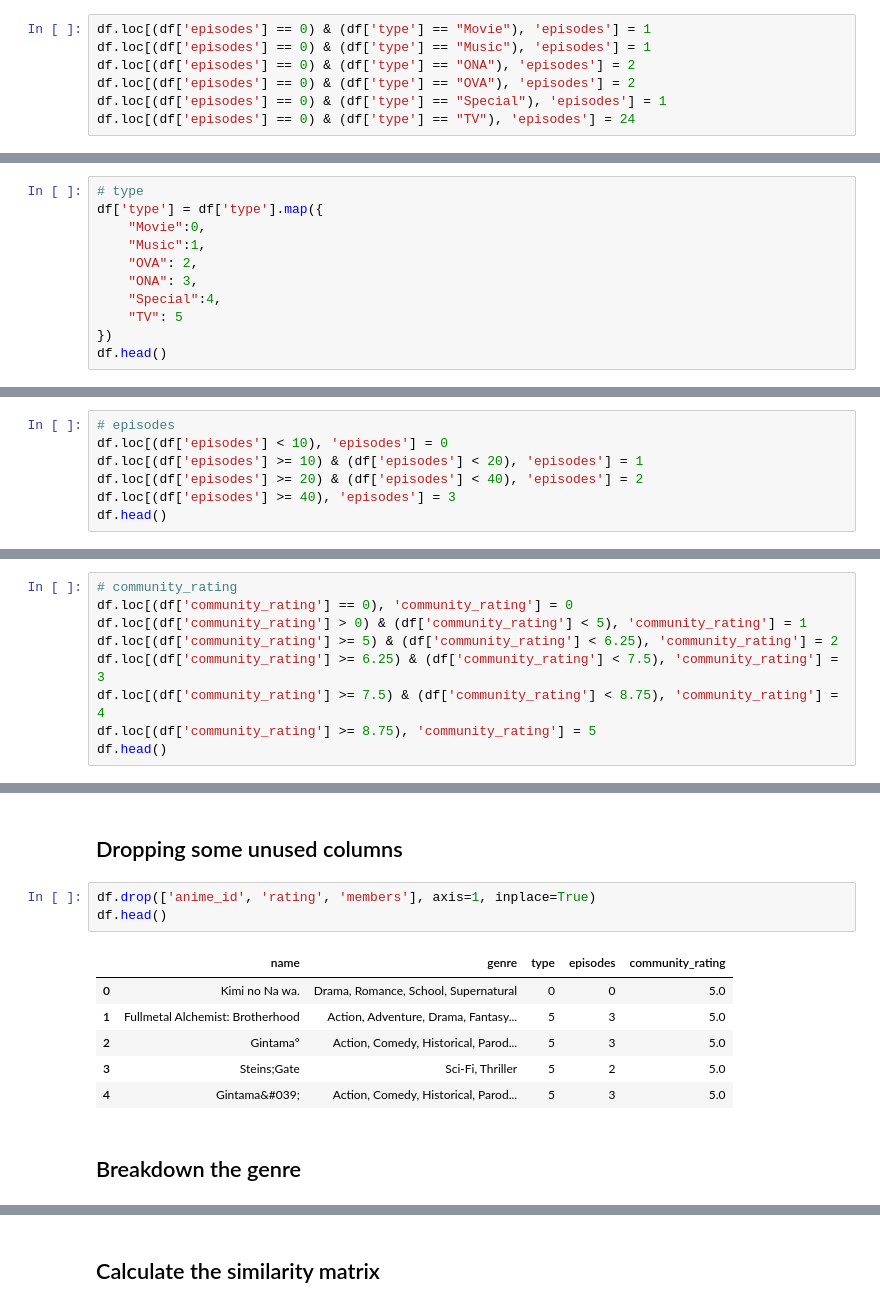
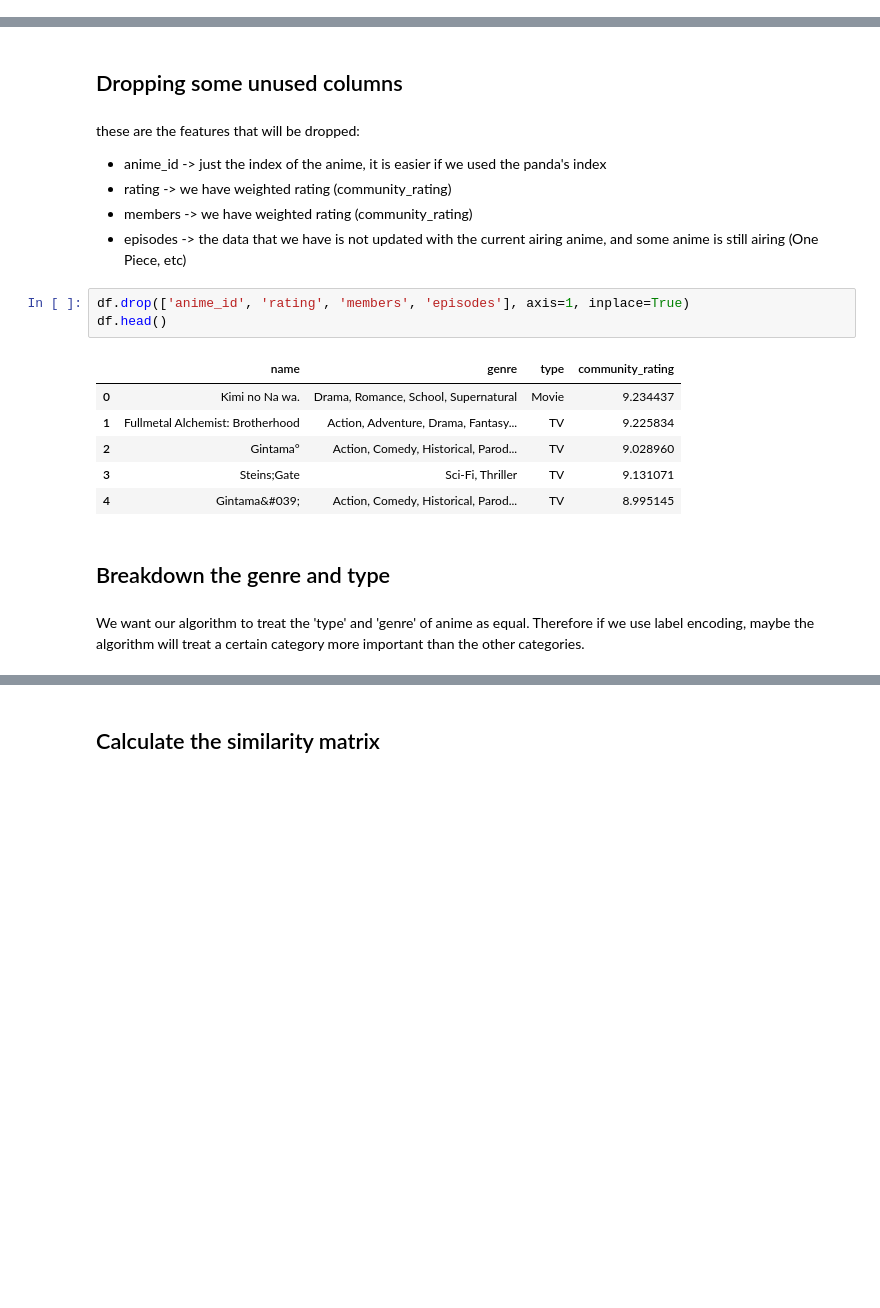
Before and after one commit to varian97/Anime-Recommender-System, a Jupyter notebook: Content Based Recommender.ipynb, the cells around one changed output, grey strips where cells are left out. Drawn from its saved outputs; the diff is of its cells as text; blank space fills up the shorter version.

```diff
--- a/Content Based Recommender.ipynb
+++ b/Content Based Recommender.ipynb
@@ -172,7 +147,0 @@ Name: episodes, dtype: int64
-# %%
-df.loc[(df['episodes'] == 0) & (df['type'] == "Movie"), 'episodes'] = 1
-df.loc[(df['episodes'] == 0) & (df['type'] == "Music"), 'episodes'] = 1
-df.loc[(df['episodes'] == 0) & (df['type'] == "ONA"), 'episodes'] = 2
-df.loc[(df['episodes'] == 0) & (df['type'] == "OVA"), 'episodes'] = 2
-df.loc[(df['episodes'] == 0) & (df['type'] == "Special"), 'episodes'] = 1
-df.loc[(df['episodes'] == 0) & (df['type'] == "TV"), 'episodes'] = 24
@@ -264,11 +231,0 @@ df.head()
-# %%
-# type
-df['type'] = df['type'].map({
-    "Movie":0,
-    "Music":1,
-    "OVA": 2,
-    "ONA": 3,
-    "Special":4,
-    "TV": 5
-})
-df.head()
@@ -282,7 +231,0 @@ df.head()
-# %%
-# episodes
-df.loc[(df['episodes'] < 10), 'episodes'] = 0
-df.loc[(df['episodes'] >= 10) & (df['episodes'] < 20), 'episodes'] = 1
-df.loc[(df['episodes'] >= 20) & (df['episodes'] < 40), 'episodes'] = 2
-df.loc[(df['episodes'] >= 40), 'episodes'] = 3
-df.head()
@@ -296,9 +231,0 @@ df.head()
-# %%
-# community_rating
-df.loc[(df['community_rating'] == 0), 'community_rating'] = 0
-df.loc[(df['community_rating'] > 0) & (df['community_rating'] < 5), 'community_rating'] = 1
-df.loc[(df['community_rating'] >= 5) & (df['community_rating'] < 6.25), 'community_rating'] = 2
-df.loc[(df['community_rating'] >= 6.25) & (df['community_rating'] < 7.5), 'community_rating'] = 3
-df.loc[(df['community_rating'] >= 7.5) & (df['community_rating'] < 8.75), 'community_rating'] = 4
-df.loc[(df['community_rating'] >= 8.75), 'community_rating'] = 5
-df.head()
@@ -312,15 +232,23 @@ df.head()
 # %% [markdown]
 ## Dropping some unused columns
+# %% [markdown]
+these are the features that will be dropped:
+* anime_id -> just the index of the anime, it is easier if we used the panda's index
+* rating -> we have weighted rating (community_rating)
+* members -> we have weighted rating (community_rating)
+* episodes -> the data that we have is not updated with the current airing anime, and some anime is still airing (One Piece, etc)
 # %%
-df.drop(['anime_id', 'rating', 'members'], axis=1, inplace=True)
+df.drop(['anime_id', 'rating', 'members', 'episodes'], axis=1, inplace=True)
 df.head()
 # %% [output]
-|  | name | genre | type | episodes | community_rating |
-| 0 | Kimi no Na wa. | Drama, Romance, School, Supernatural | 0 | 0 | 5.0 |
-| 1 | Fullmetal Alchemist: Brotherhood | Action, Adventure, Drama, Fantasy... | 5 | 3 | 5.0 |
-| 2 | Gintama° | Action, Comedy, Historical, Parod... | 5 | 3 | 5.0 |
-| 3 | Steins;Gate | Sci-Fi, Thriller | 5 | 2 | 5.0 |
-| 4 | Gintama&#039; | Action, Comedy, Historical, Parod... | 5 | 3 | 5.0 |
+|  | name | genre | type | community_rating |
+| 0 | Kimi no Na wa. | Drama, Romance, School, Supernatural | Movie | 9.234437 |
+| 1 | Fullmetal Alchemist: Brotherhood | Action, Adventure, Drama, Fantasy... | TV | 9.225834 |
+| 2 | Gintama° | Action, Comedy, Historical, Parod... | TV | 9.028960 |
+| 3 | Steins;Gate | Sci-Fi, Thriller | TV | 9.131071 |
+| 4 | Gintama&#039; | Action, Comedy, Historical, Parod... | TV | 8.995145 |
 # %% [markdown]
-## Breakdown the genre
+## Breakdown the genre and type
+# %% [markdown]
+We want our algorithm to treat the 'type' and 'genre' of anime as equal. Therefore if we use label encoding, maybe the algorithm will treat a certain category more important than the other categories.
 # %%
```
Also changed, not shown: parts of 28 cells of this notebook.
